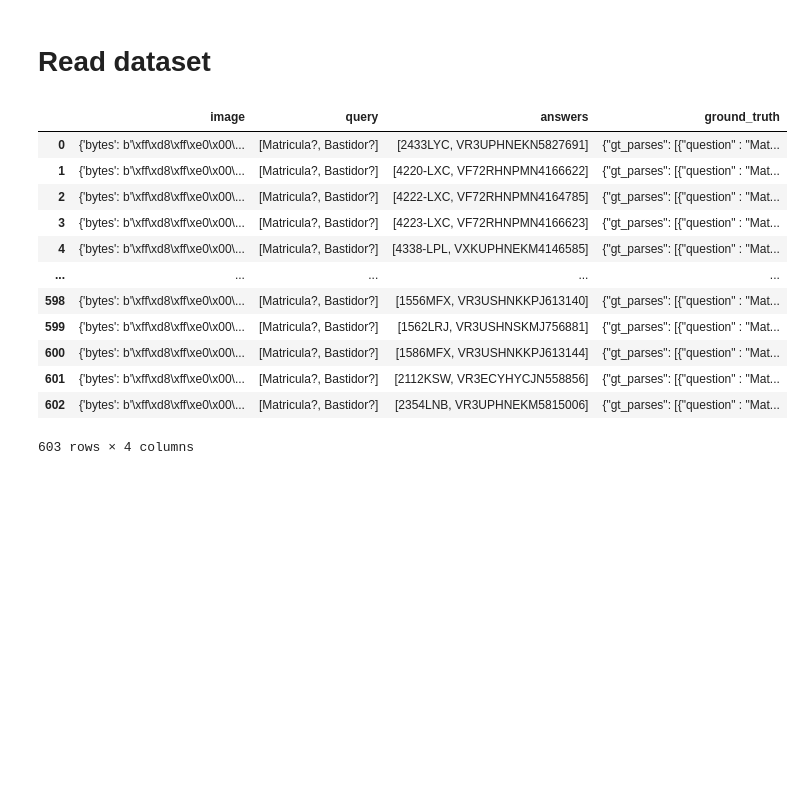
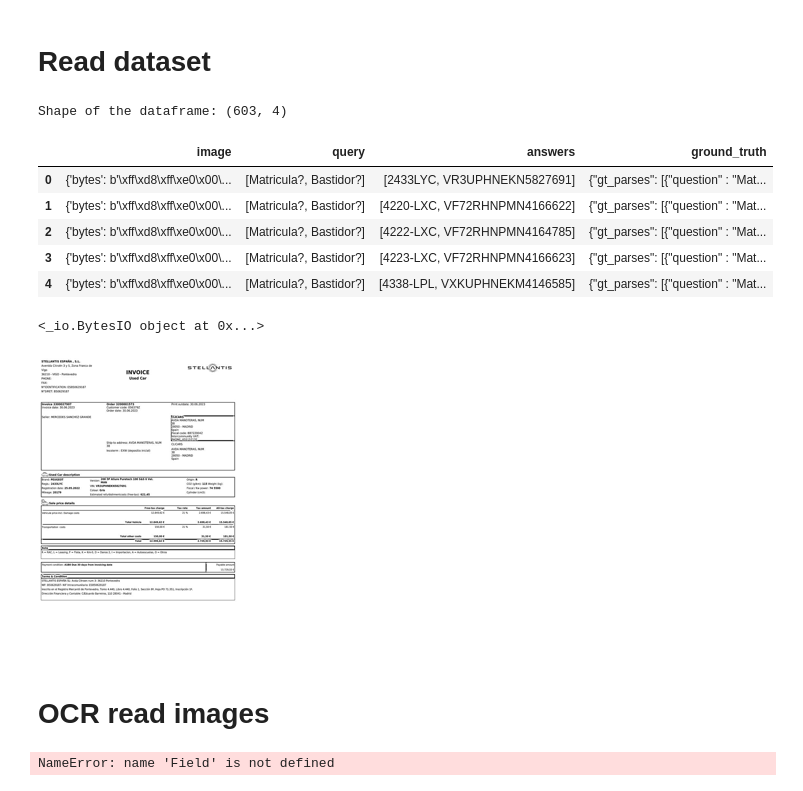
Before and after one commit to guillecognizant/Project-IV, a Jupyter notebook: main.ipynb, the cells around one changed output. Saved outputs shown, nothing was run; the diff lists cells and outputs as text; code cells hidden in the pictures; blank space fills up the shorter version.

Commit message:
Start pydantic

```diff
--- a/main.ipynb
+++ b/main.ipynb
@@ -9,25 +13,46 @@ from PIL import Image
 # %%
 # Read the dataset on pandas and join train and test
 splits = {'train': 'data/train-00000-of-00001.parquet', 'test': 'data/test-00000-of-00001.parquet'}
 df_train = pd.read_parquet("hf://datasets/doceoSoftware/docvqa_clicars_facturavenda_Mireia_600_3/" + splits["train"])
 df_test = pd.read_parquet("hf://datasets/doceoSoftware/docvqa_clicars_facturavenda_Mireia_600_3/" + splits["test"])
 
 df = df_train._append(df_test, ignore_index=True)
-df
+print(f"Shape of the dataframe: {df.shape}")
+df.head()
 # %% [output]
+Shape of the dataframe: (603, 4)
 |  | image | query | answers | ground_truth |
 | 0 | {'bytes': b'\xff\xd8\xff\xe0\x00\... | [Matricula?, Bastidor?] | [2433LYC, VR3UPHNEKN5827691] | {"gt_parses": [{"question" : "Mat... |
 | 1 | {'bytes': b'\xff\xd8\xff\xe0\x00\... | [Matricula?, Bastidor?] | [4220-LXC, VF72RHNPMN4166622] | {"gt_parses": [{"question" : "Mat... |
 | 2 | {'bytes': b'\xff\xd8\xff\xe0\x00\... | [Matricula?, Bastidor?] | [4222-LXC, VF72RHNPMN4164785] | {"gt_parses": [{"question" : "Mat... |
 | 3 | {'bytes': b'\xff\xd8\xff\xe0\x00\... | [Matricula?, Bastidor?] | [4223-LXC, VF72RHNPMN4166623] | {"gt_parses": [{"question" : "Mat... |
 | 4 | {'bytes': b'\xff\xd8\xff\xe0\x00\... | [Matricula?, Bastidor?] | [4338-LPL, VXKUPHNEKM4146585] | {"gt_parses": [{"question" : "Mat... |
-| ... | ... | ... | ... | ... |
-| 598 | {'bytes': b'\xff\xd8\xff\xe0\x00\... | [Matricula?, Bastidor?] | [1556MFX, VR3USHNKKPJ613140] | {"gt_parses": [{"question" : "Mat... |
-| 599 | {'bytes': b'\xff\xd8\xff\xe0\x00\... | [Matricula?, Bastidor?] | [1562LRJ, VR3USHNSKMJ756881] | {"gt_parses": [{"question" : "Mat... |
-| 600 | {'bytes': b'\xff\xd8\xff\xe0\x00\... | [Matricula?, Bastidor?] | [1586MFX, VR3USHNKKPJ613144] | {"gt_parses": [{"question" : "Mat... |
-| 601 | {'bytes': b'\xff\xd8\xff\xe0\x00\... | [Matricula?, Bastidor?] | [2112KSW, VR3ECYHYCJN558856] | {"gt_parses": [{"question" : "Mat... |
-| 602 | {'bytes': b'\xff\xd8\xff\xe0\x00\... | [Matricula?, Bastidor?] | [2354LNB, VR3UPHNEKM5815006] | {"gt_parses": [{"question" : "Mat... |
-603 rows × 4 columns
+# %%
+image_bytes = df["image"][0]["bytes"]
+# Create an in-memory file-like object from the image bytes
+image_file = io.BytesIO(image_bytes)
+print(image_file)
+# Open the image using PIL
+image = Image.open(image_file)
+small_image = image.resize((200, 300))
+# Display the image
+small_image.show()
+# %% [output]
+<_io.BytesIO object at 0x...>
+[figure, added]
+# %% [markdown]
+# OCR read images
+# %%
+#
+from pydantic import BaseModel
+
+class Facture(BaseModel):
+    """Facture Datamodel"""
+    date : datetime = Field(default = None, description = "Date of the facture")
+    monto : float = Field(default = None, description = "Identifier of the facture")
+    facture_number: str = Field(default = None, description = "")
+# %% [output]
+NameError: name 'Field' is not defined
 # %%
 import json
 import requests
```
Also changed, not shown: parts of 6 cells of this notebook.
